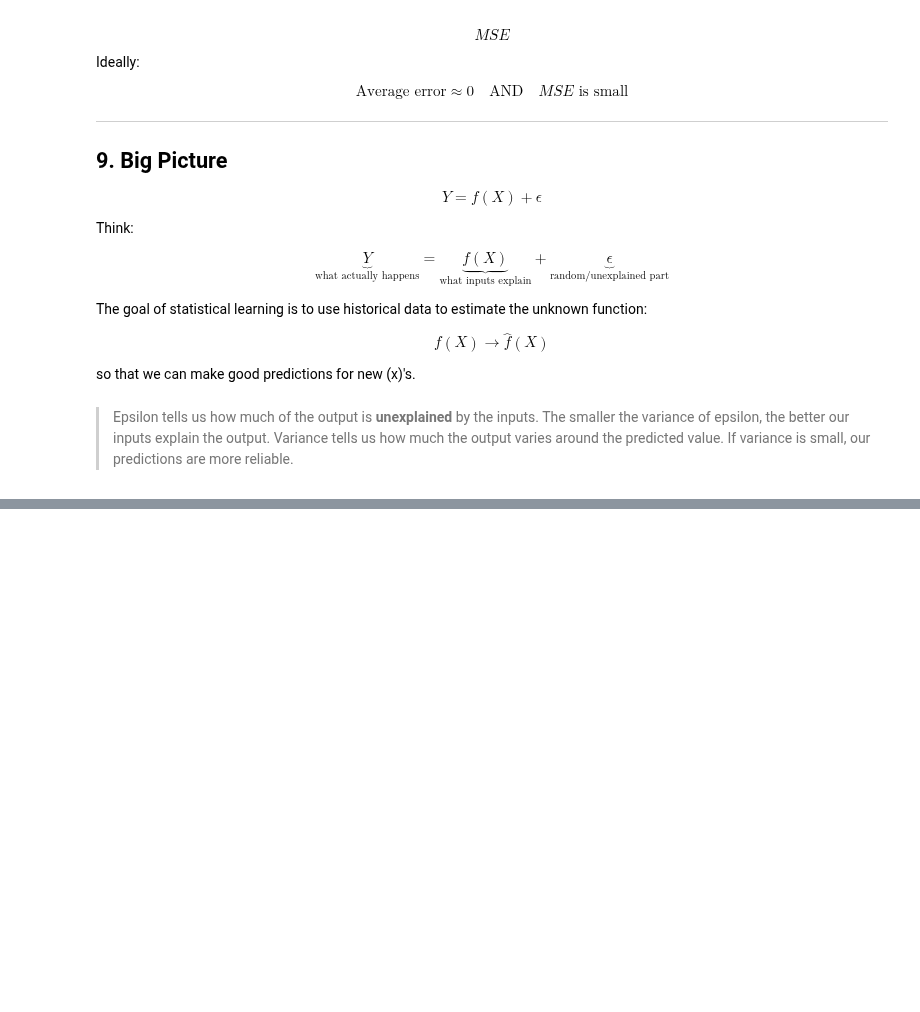
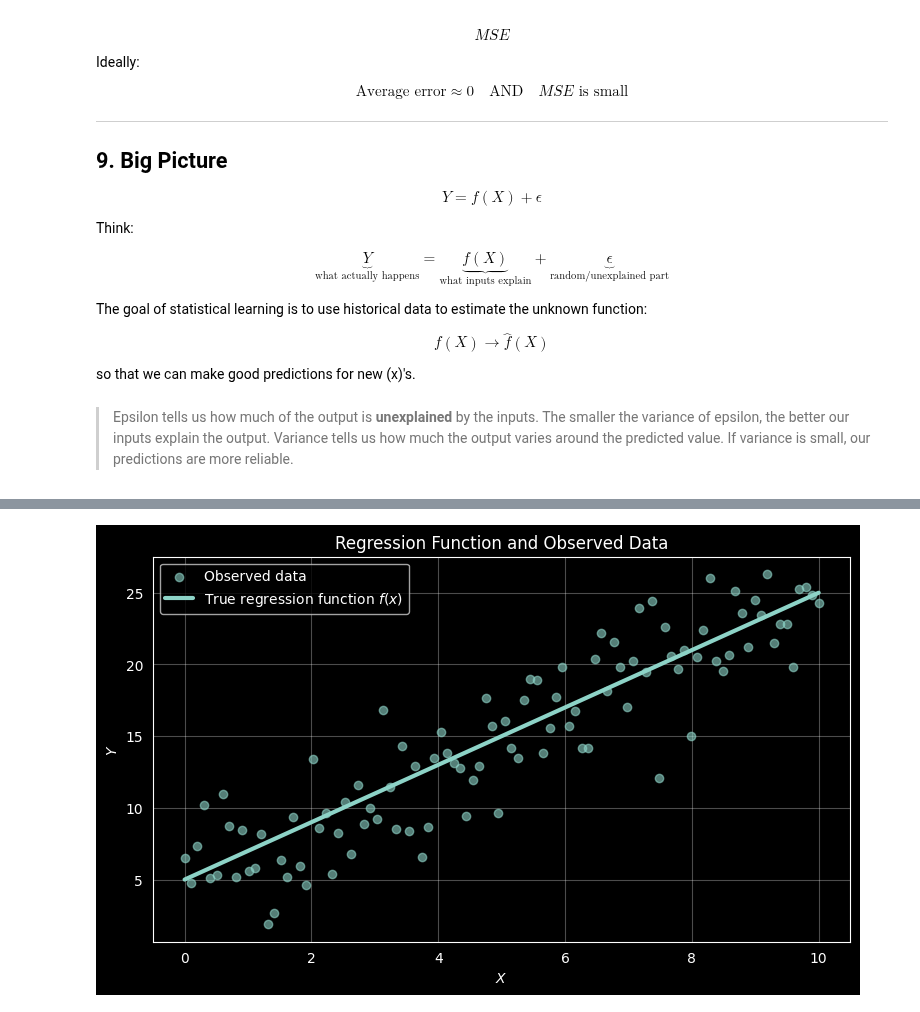
Before and after one commit to fuadh246/ese-5410, a Jupyter notebook: modules_notes/module_2/Module-2-Slides_ESE-541/Addictive model.ipynb, the cells around one changed output, grey strips where cells are left out. Cells and saved outputs as stored; diff of their text form; code cells hidden in the pictures; blank space fills up the shorter version.

Commit message:
module_2: Regression Function

```diff
--- a/modules_notes/module_2/Module-2-Slides_ESE-541/Addictive model.ipynb
+++ b/modules_notes/module_2/Module-2-Slides_ESE-541/Addictive model.ipynb
@@ -414,0 +531,43 @@ so that we can make good predictions for new \(x\)'s.
+# %%
+"""
+Visualize the Regression Idea
+
+For the graph, I'd use simulated data so you can actually see the noise around the true regression function.
+
+The important thing to notice:
+
+The points are scattered because of (epsilon), but the line represents the underlying relationship (f(X)).
+
+"""
+
+import numpy as np
+import matplotlib.pyplot as plt
+
+np.random.seed(42)
+
+# Generate X values
+X = np.linspace(0, 10, 100)
+
+# True regression function
+f_X = 2 * X + 5
+
+# Add random noise
+epsilon = np.random.normal(0, 3, size=len(X))
+
+# Observed Y
+Y = f_X + epsilon
+
+plt.figure(figsize=(9, 5))
+
+plt.scatter(X, Y, alpha=0.6, label="Observed data")
+plt.plot(X, f_X, linewidth=3, label=r"True regression function $f(x)$")
+
+plt.xlabel(r"$X$")
+plt.ylabel(r"$Y$")
+plt.title("Regression Function and Observed Data")
+plt.legend()
+plt.grid(alpha=0.3)
+
+plt.show()
+# %% [output]
+[figure, added]
```
Also changed, not shown: parts of 6 cells of this notebook.
